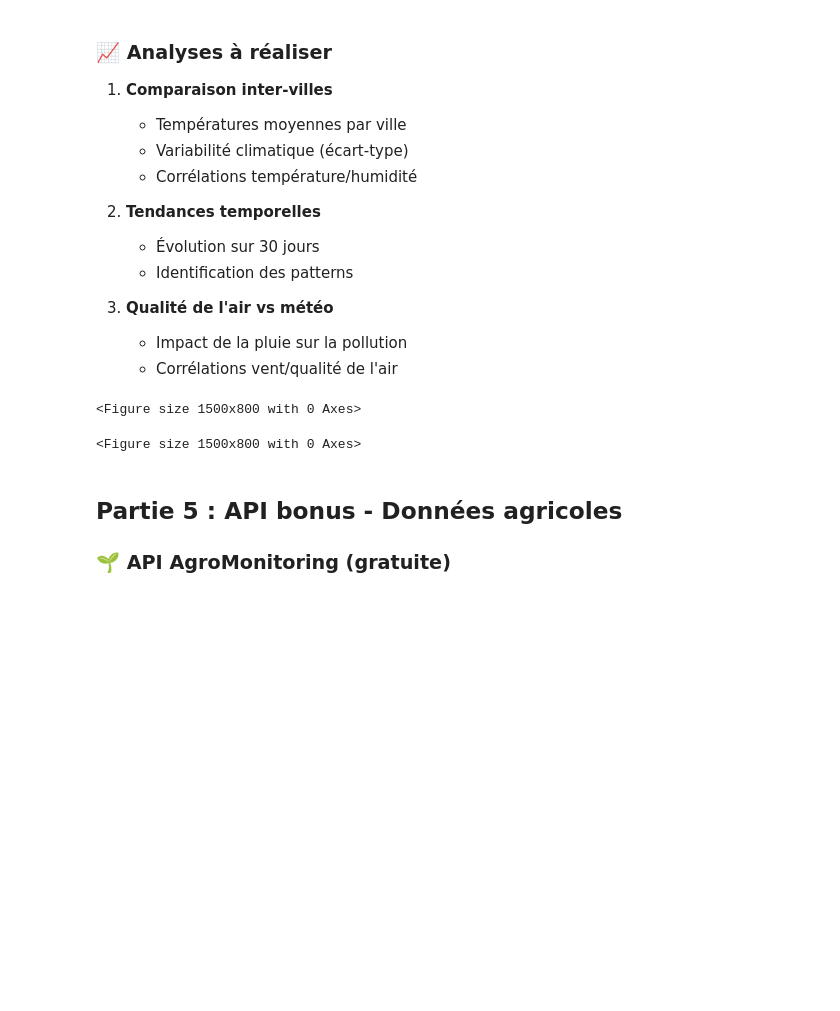
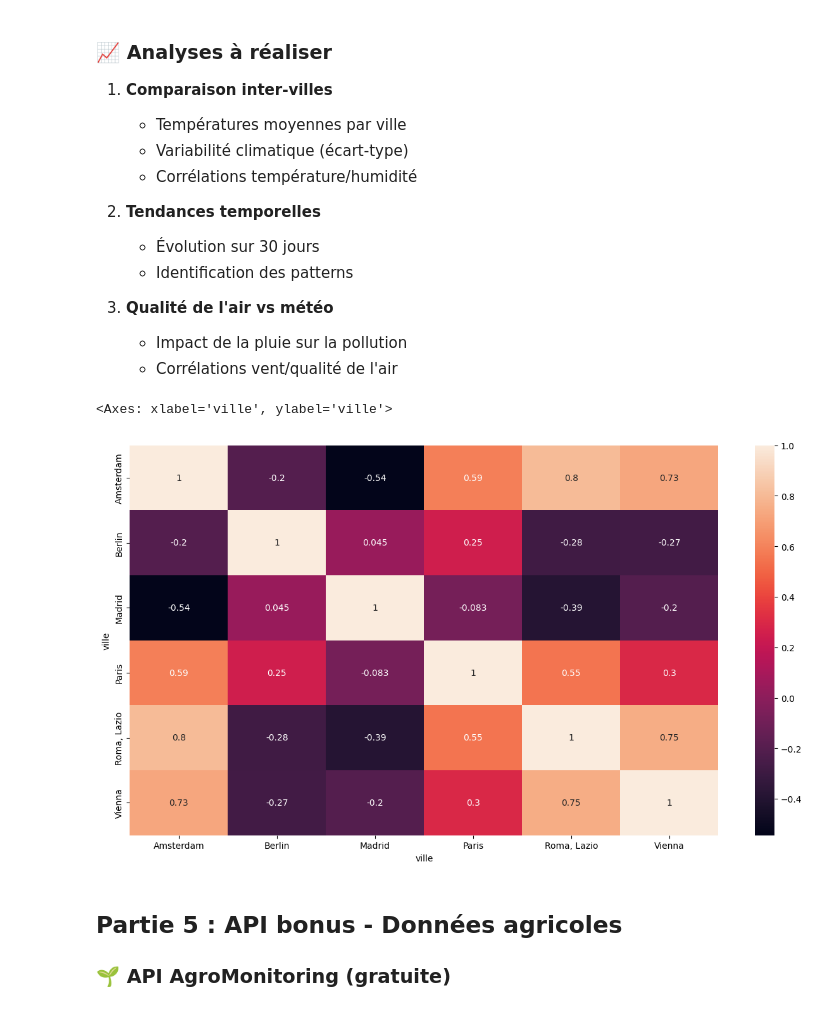
Before and after one commit to 17matb/data-analysis-solution, a Jupyter notebook: Notebook_1_Fondamentaux_Python_pour_l_ia.ipynb, the cells around one changed output. Saved outputs shown, nothing was run; the diff lists cells and outputs as text; code cells hidden in the pictures; blank space fills up the shorter version.

```diff
--- a/Notebook_1_Fondamentaux_Python_pour_l_ia.ipynb
+++ b/Notebook_1_Fondamentaux_Python_pour_l_ia.ipynb
@@ -411,3 +426,8 @@ None
 401 Unauthorized: Invalid API key
 No data was returned
 None
+# %%
+# on merge deux df df_cities_weather
+df_weather_aqi = df_cities_weather.merge(df_air_quality_only, on=['date', 'ville'], how='left')
+
+df_weather_aqi
@@ -432,22 +470,24 @@ None
 # %%
 ### 💡 Visualisations guidées
 
 # 1. Heatmap des températures par ville et jour
-plt.figure(figsize=(15, 8))
-
 # Créez un pivot table : villes en colonnes, dates en lignes
 # Utilisez seaborn.heatmap()
+pivot = df_weather_aqi.pivot_table(values='temperature', index='date', columns='ville')
+
+plt.figure(figsize=(15, 8))
+sns.heatmap(pivot.corr(), annot=True)
 
 # 2. Boxplot comparatif des précipitations
 # Utilisez seaborn.boxplot()
 
 # 3. Scatter plot qualité air vs température
 # Ajoutez une regression line avec seaborn.regplot()
 
 # 4. faire un line chart pour comparer les villes
 # %% [output]
-<Figure size 1500x800 with 0 Axes>
+<Axes: xlabel='ville', ylabel='ville'>
-<Figure size 1500x800 with 0 Axes>
+[figure, added]
 # %% [markdown]
 ## Partie 5 : API bonus - Données agricoles
 
```
Also changed, not shown: parts of 10 cells of this notebook.
